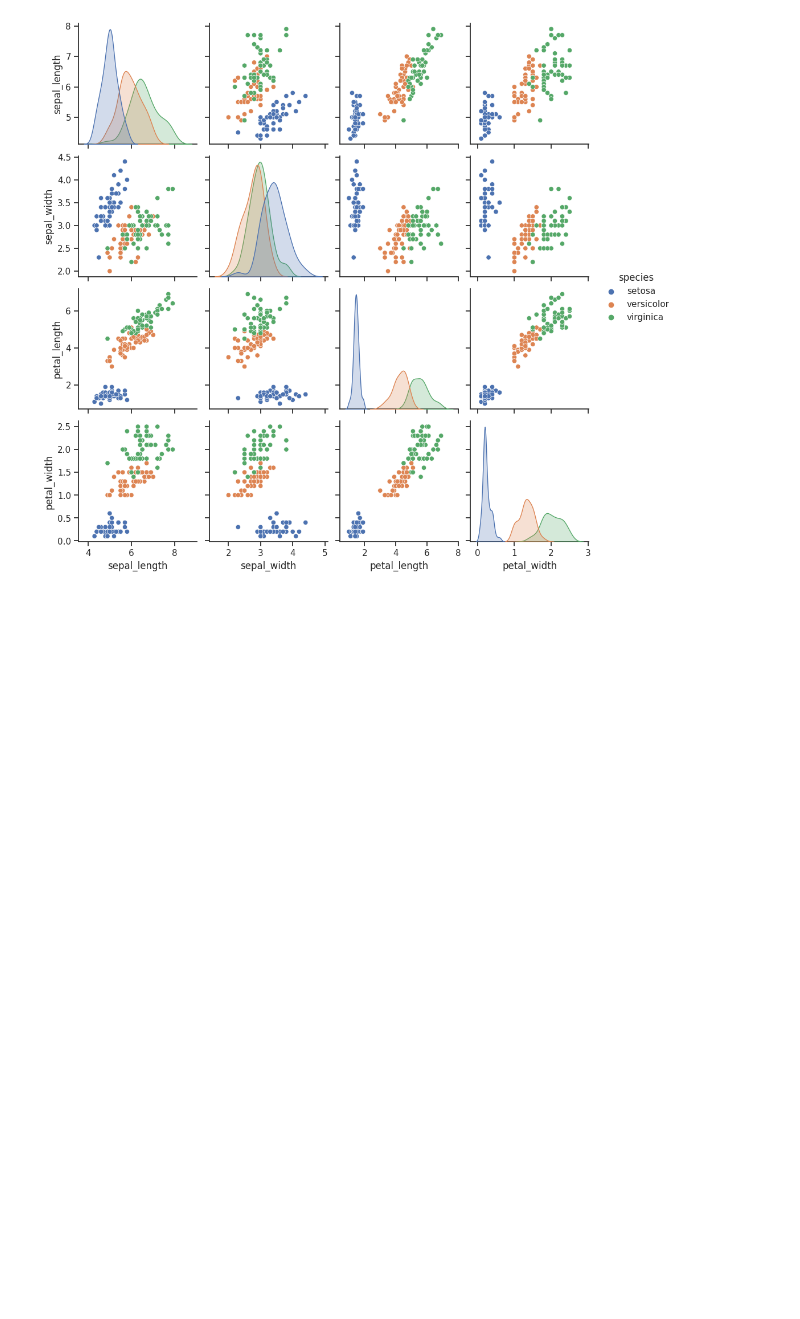
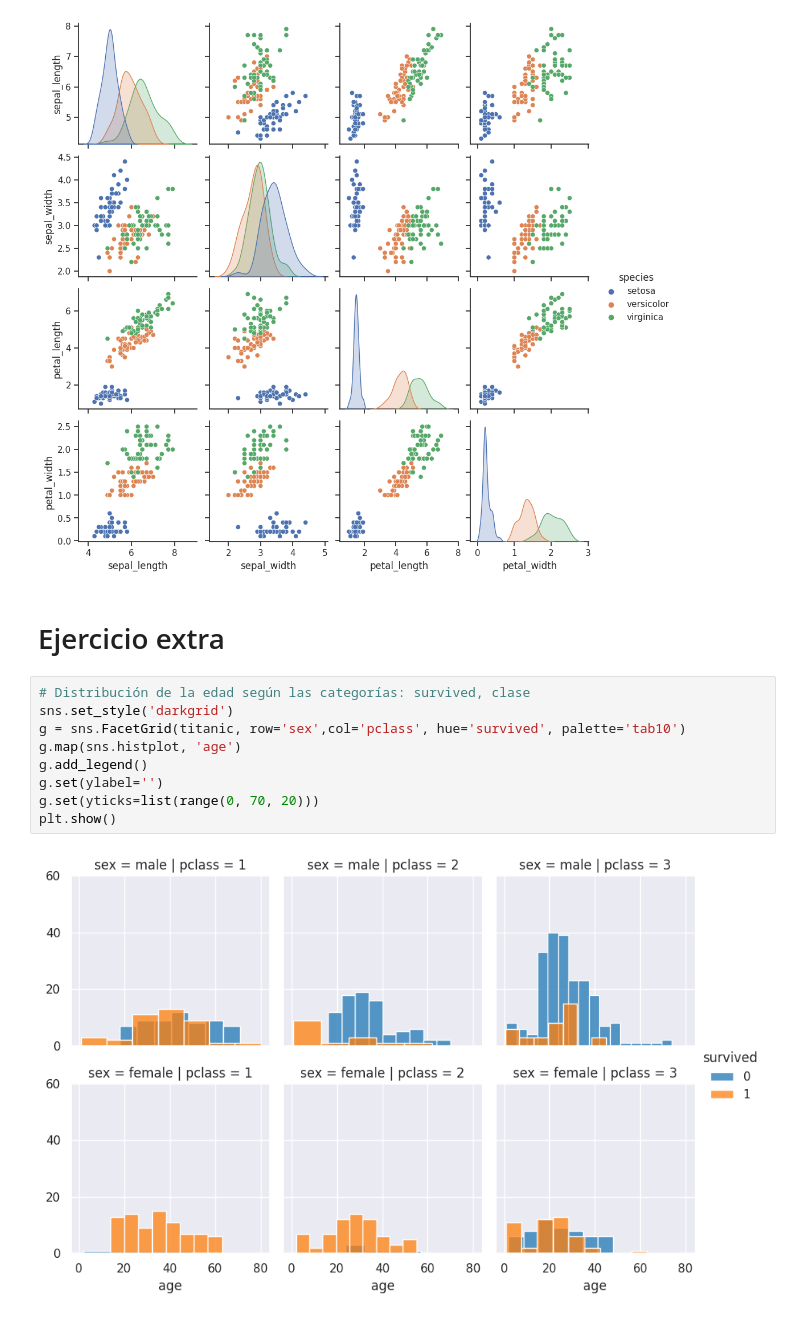
Before and after one commit to jramon-mm/08MBID-Visualizacion-de-Datos, a Jupyter notebook: 08MBID_VD_AG3/MBID08_VD_A3.ipynb, the cells around one changed output. Cells and saved outputs as stored; diff of their text form; blank space fills up the shorter version.

```diff
--- a/08MBID_VD_AG3/MBID08_VD_A3.ipynb
+++ b/08MBID_VD_AG3/MBID08_VD_A3.ipynb
@@ -167,3 +169,16 @@ sns.pairplot(df, hue='species')
 # %% [output]
 <seaborn.axisgrid.PairGrid at 0x...>
 [figure]
+# %% [markdown]
+# Ejercicio extra
+# %%
+# Distribución de la edad según las categorías: survived, clase
+sns.set_style('darkgrid')
+g = sns.FacetGrid(titanic, row='sex',col='pclass', hue='survived', palette='tab10')
+g.map(sns.histplot, 'age')
+g.add_legend()
+g.set(ylabel='')
+g.set(yticks=list(range(0, 70, 20)))
+plt.show()
+# %% [output]
+[figure, added]
```
Also changed, not shown: parts of 1 cell of this notebook.
